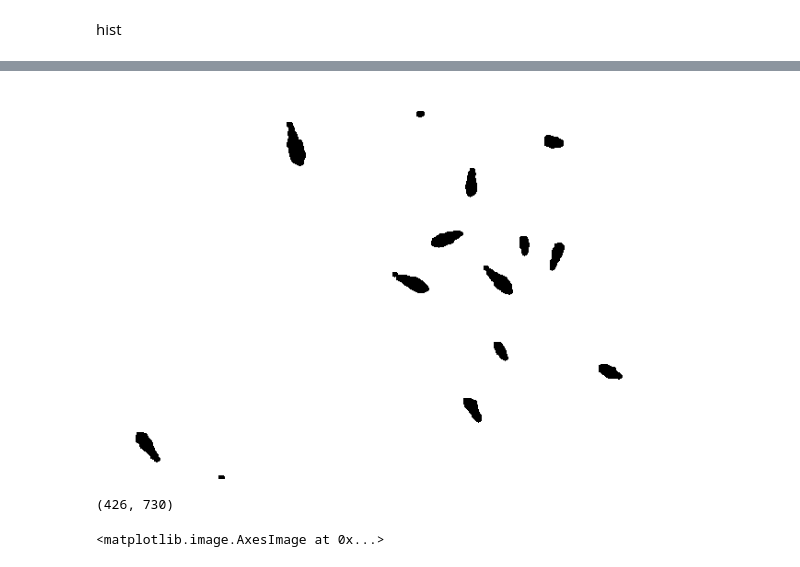
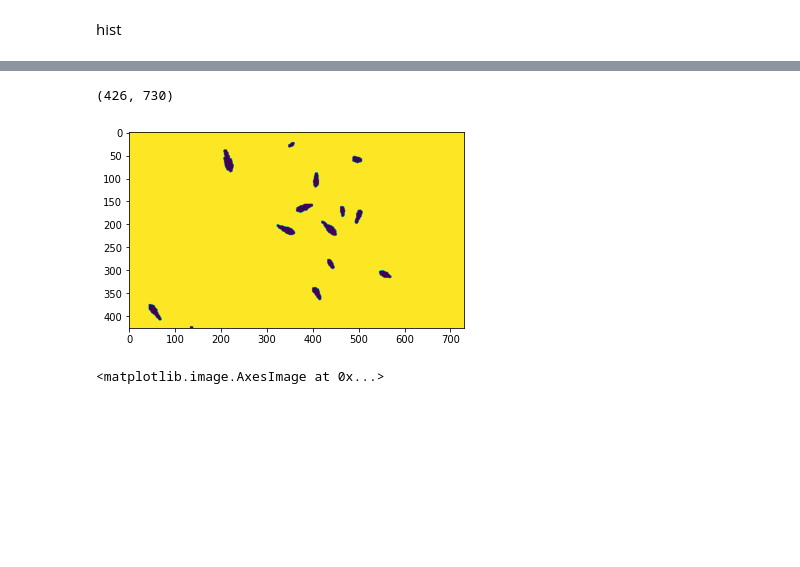
Before and after one commit to wanasyraf4/Ikan_kekek2, a Jupyter notebook: fish_counter.ipynb, the cells around one changed output, grey strips where cells are left out. Saved outputs shown, nothing was run; the diff lists cells and outputs as text; code cells hidden in the pictures; blank space fills up the shorter version.

```diff
--- a/fish_counter.ipynb
+++ b/fish_counter.ipynb
@@ -61,18 +65,18 @@ cv2_imshow(result)
 # %%
 
 mask = np.full(result.shape,255)
 
 bwboundary= mask - result
 bwboundary = bwboundary.astype(np.uint8)
 
-cv2_imshow(bwboundary)
+plt.imshow(bwboundary)
 
 
 dim_bwboundary= bwboundary.shape
 print(dim_bwboundary)
 # %% [output]
+(426, 730)
-[figure, old version]
+[figure, new version]
-(426, 730)
 # %%
 #bwboundary
 
```
Also changed, not shown: parts of 4 cells of this notebook.
